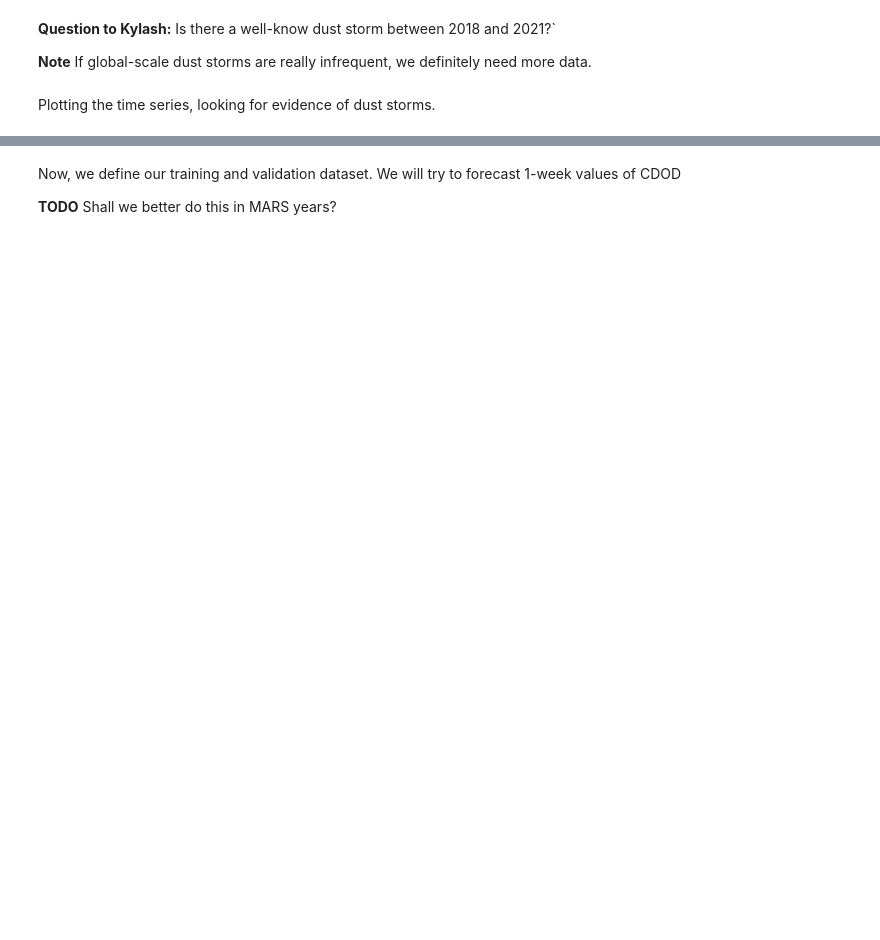
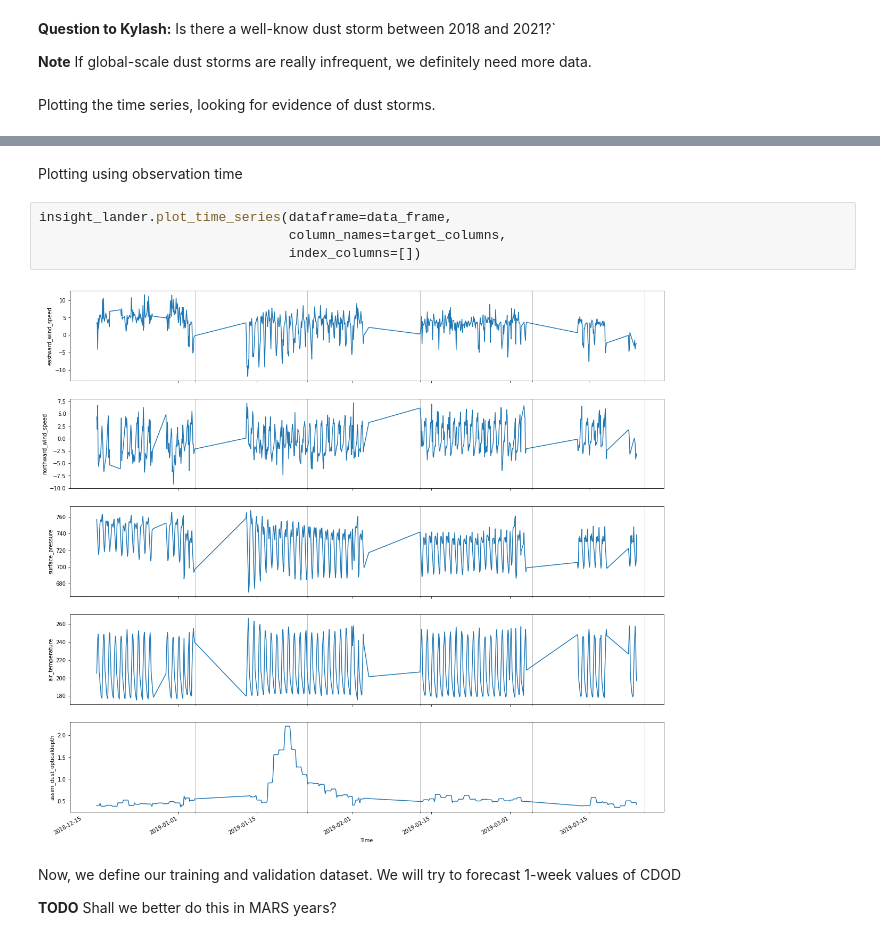
Before and after one commit to amelBennaceur/OpenMarsML, a Jupyter notebook: insight_data_analysis.ipynb, the cells around one changed output, grey strips where cells are left out. Cells and saved outputs as stored; diff of their text form; blank space fills up the shorter version.

```diff
--- a/insight_data_analysis.ipynb
+++ b/insight_data_analysis.ipynb
@@ -113,3 +152,11 @@ insight_lander.plot_time_series(dataframe=data_frame,
+# %% [markdown]
+Plotting using observation time
+# %%
+insight_lander.plot_time_series(dataframe=data_frame,
+                                column_names=target_columns,
+                                index_columns=[])
+# %% [output]
+[figure, added]
 # %% [markdown]
 Now, we define our training and validation dataset. We will try to forecast 1-week values of CDOD
 
```
Also changed, not shown: parts of 16 cells of this notebook, 3 other files.
